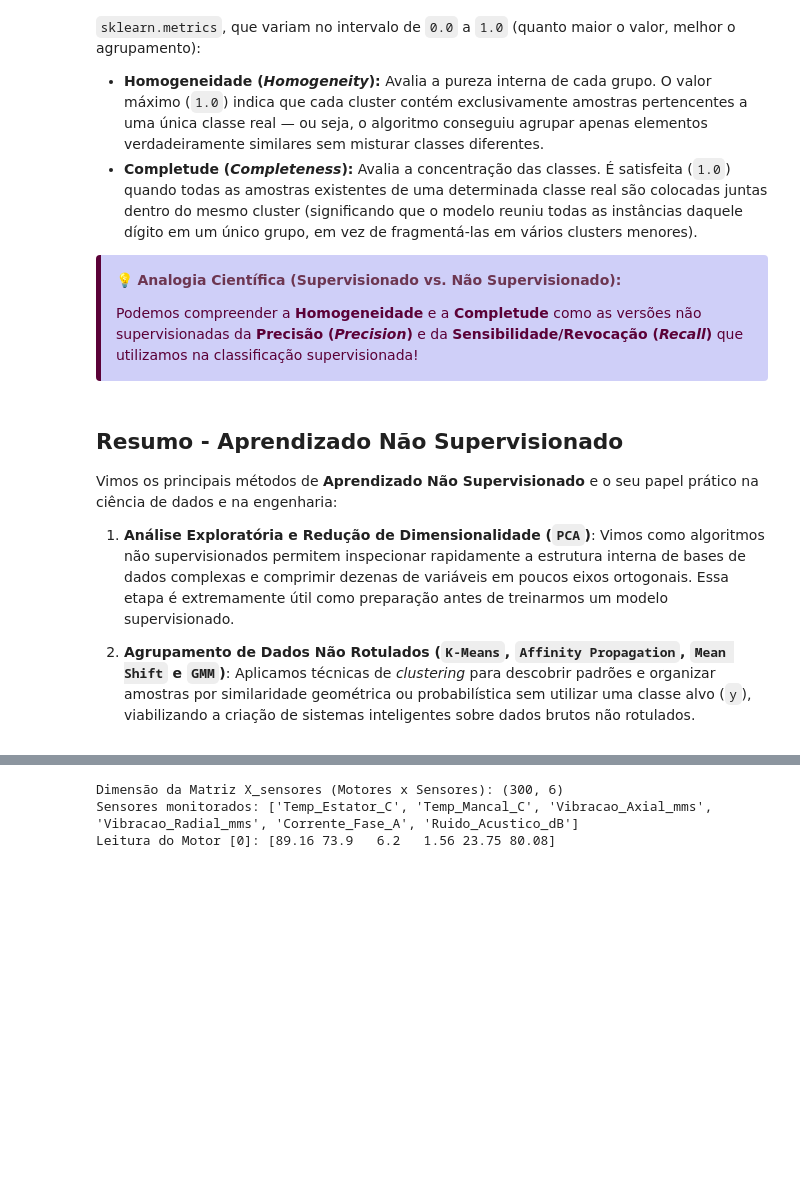
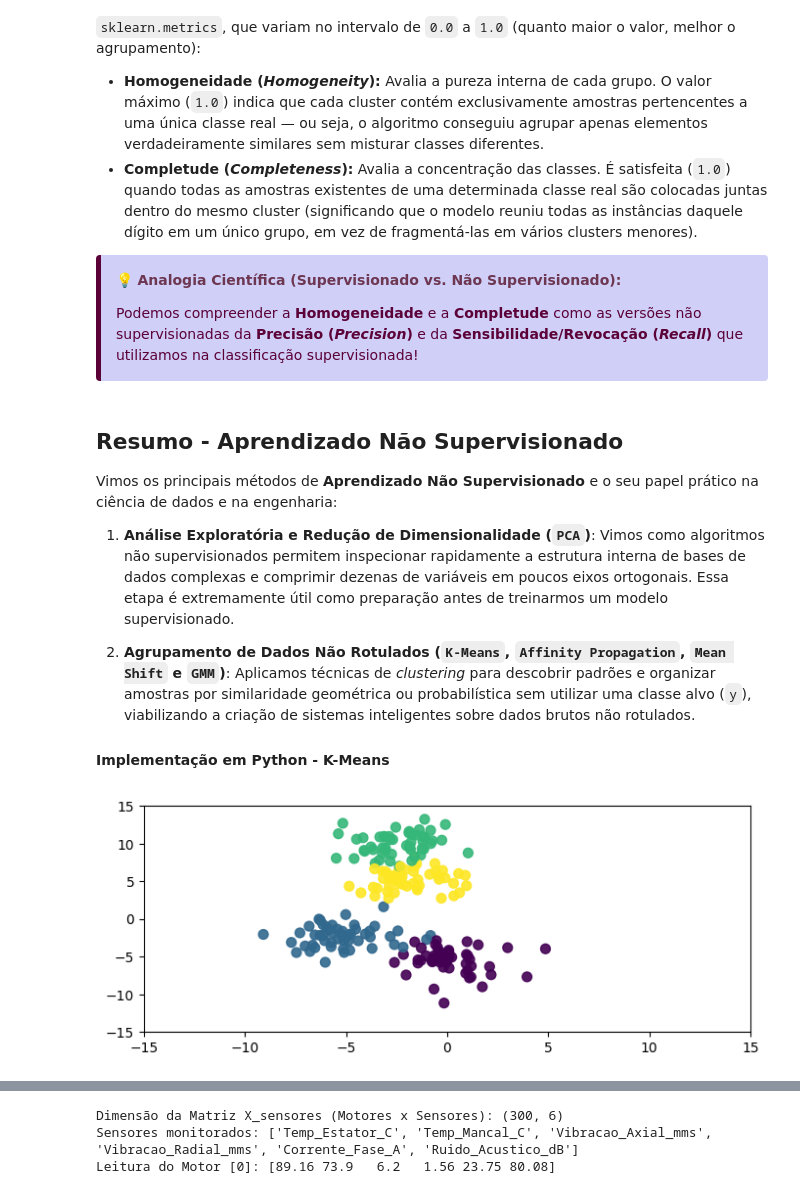
Before and after one commit to kaw19/prjens_26-2, a Jupyter notebook: Aula_6/aprendizado_não_supervisionado_2.ipynb, the cells around one changed output, grey strips where cells are left out. Drawn from its saved outputs; the diff is of its cells as text; code cells hidden in the pictures; blank space fills up the shorter version.

Commit message:
Acréscimos de implementação em python do algoritmo K-Means

```diff
--- a/Aula_6/aprendizado_não_supervisionado_2.ipynb
+++ b/Aula_6/aprendizado_não_supervisionado_2.ipynb
@@ -436,3 +456,25 @@ Vimos os principais métodos de **Aprendizado Não Supervisionado** e o seu pape
 1. **Análise Exploratória e Redução de Dimensionalidade (`PCA`)**: Vimos como algoritmos não supervisionados permitem inspecionar rapidamente a estrutura interna de bases de dados complexas e comprimir dezenas de variáveis em poucos eixos ortogonais. Essa etapa é extremamente útil como preparação antes de treinarmos um modelo supervisionado.
 
 1. **Agrupamento de Dados Não Rotulados (`K-Means`, `Affinity Propagation`, `Mean Shift` e `GMM`)**: Aplicamos técnicas de *clustering* para descobrir padrões e organizar amostras por similaridade geométrica ou probabilística sem utilizar uma classe alvo (`y`), viabilizando a criação de sistemas inteligentes sobre dados brutos não rotulados.
+
+#### Implementação em Python - K-Means
+# %%
+## GERAÇÃO DE DADOS FICTÍCIOS
+# 'make_blobs()' é uma função do módulo sklearn.datasets (do scikit-learn) usada para gerar conjuntos de dados sintéticos com
+#   agrupamentos (clusters) gaussianos isotrópicos, ideal para testar e visualizar algoritmos de agrupamento e classificação
+from sklearn.datasets import make_blobs
+import matplotlib.pyplot as plt
+import numpy as np
+
+k = 4               # quantidade de clusters
+n = 200             # quantidade de pontos
+dados = make_blobs(n_samples=n, n_features=2, centers=k, cluster_std=1.5, random_state=50)
+X = dados[0]        # atributos das observações
+rotulos = dados[1]  # classe alvo (conhecida a priori)
+
+plt.figure(figsize=(8,3))
+plt.scatter(X[:,0], X[:,1], c=rotulos, cmap='viridis', s=50, alpha=0.9)
+plt.xlim(-15, 15); plt.ylim(-15, 15)
+plt.show()
+# %% [output]
+[figure, added]
```
Also changed, not shown: parts of 7 cells of this notebook, 3 other files.
